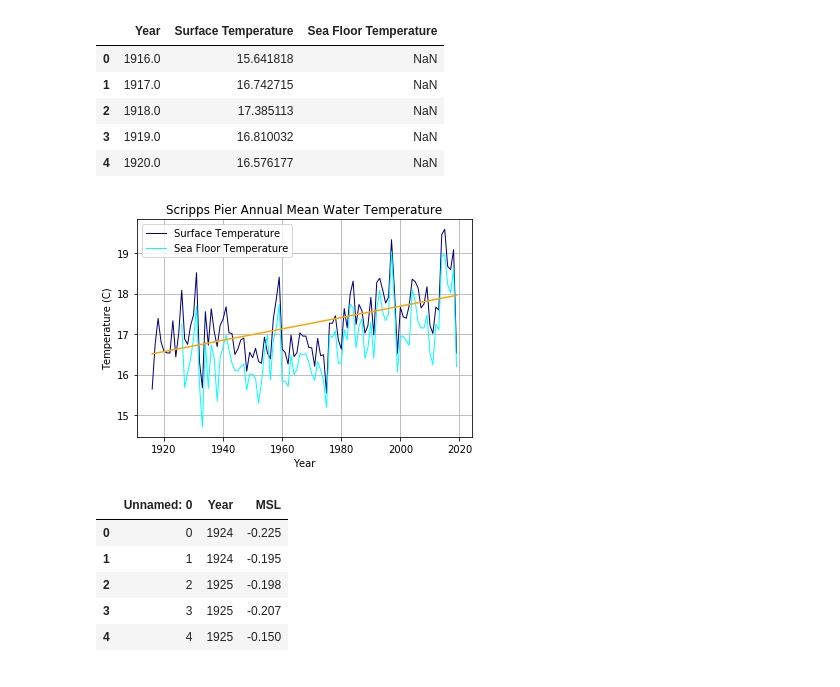
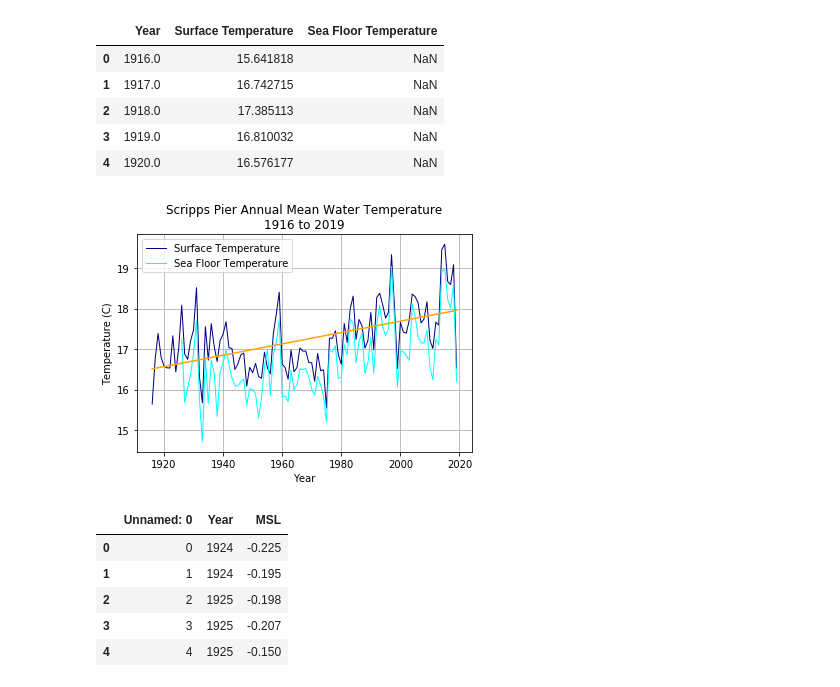
Before and after one commit to giantmagellan/sandiego-climate-analysis, a Jupyter notebook: Water Temp/climate_b.ipynb, the cells around one changed output. Cells and saved outputs as stored; diff of their text form; code cells hidden in the pictures.

```diff
--- a/Water Temp/climate_b.ipynb
+++ b/Water Temp/climate_b.ipynb
@@ -68,34 +68,35 @@ surf_temp_mean.head()
 # %%
 # Line graph of the mean Surface and Bottom Temperature over time
 
 # setting axes
 x_axis = surf_temp_mean['Year']
 surface_y = surf_temp_mean['Surface Temperature']
 bottom_y = surf_temp_mean['Sea Floor Temperature']
 
 # handles for creating legend
 surf_temp, = plt.plot(x_axis, surface_y, linewidth=1, color='Navy',
                       label="Surface Temperature")
 bottom_temp, = plt.plot(x_axis, bottom_y, linewidth=1, color='cyan',
                         label="Sea Floor Temperature")
 
 # legend, title, and label elements
 plt.legend(loc = "upper left") # sets location of legend in upper left corner
-plt.title("Scripps Pier Annual Mean Water Temperature")
+plt.title(f"""Scripps Pier Annual Mean Water Temperature
+1916 to 2019""")
 plt.xlabel("Year")
 plt.ylabel("Temperature (C)")
 
 # trendline
 z = np.polyfit(x_axis, surface_y, 1)
 p = np.poly1d(z) # function which takes in x and returns an estimate for y
 plt.plot(x_axis, p(x_axis), "orange") # plots trendline
 plt.grid()
 
 # saves an image of the above chart to view in Class Data folder
 plt.savefig("c:/Users/User/Desktop/Data_Viz_Repo/Climate-Project-Repo/Water Temp/scripps_water_temp.png")
 plt.show()
 # %% [output]
-[figure, old version]
+[figure, new version]
 # %%
 # Sea floor temperature will not be needed further in the data analysis process.
 # It's sole purpose was to present a visualization of the differences in the
```
Also changed, not shown: parts of 3 cells of this notebook, 4 other files.
